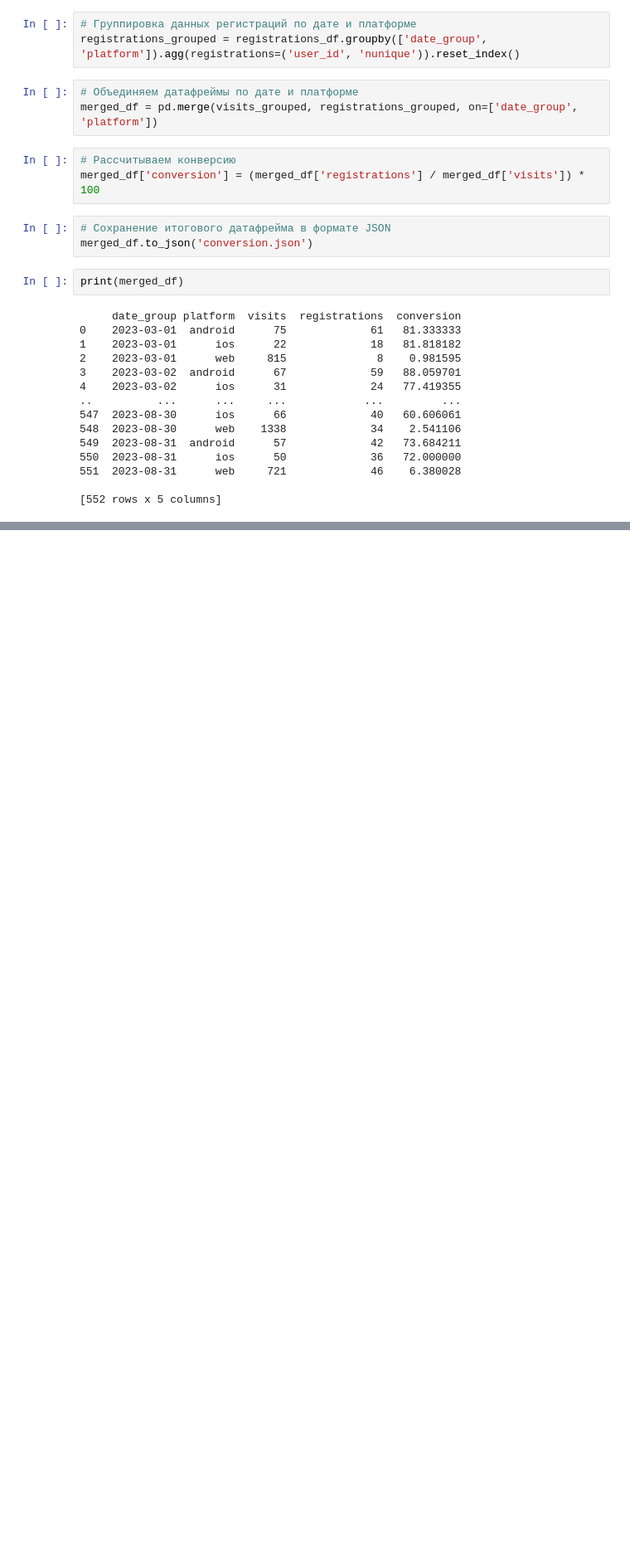
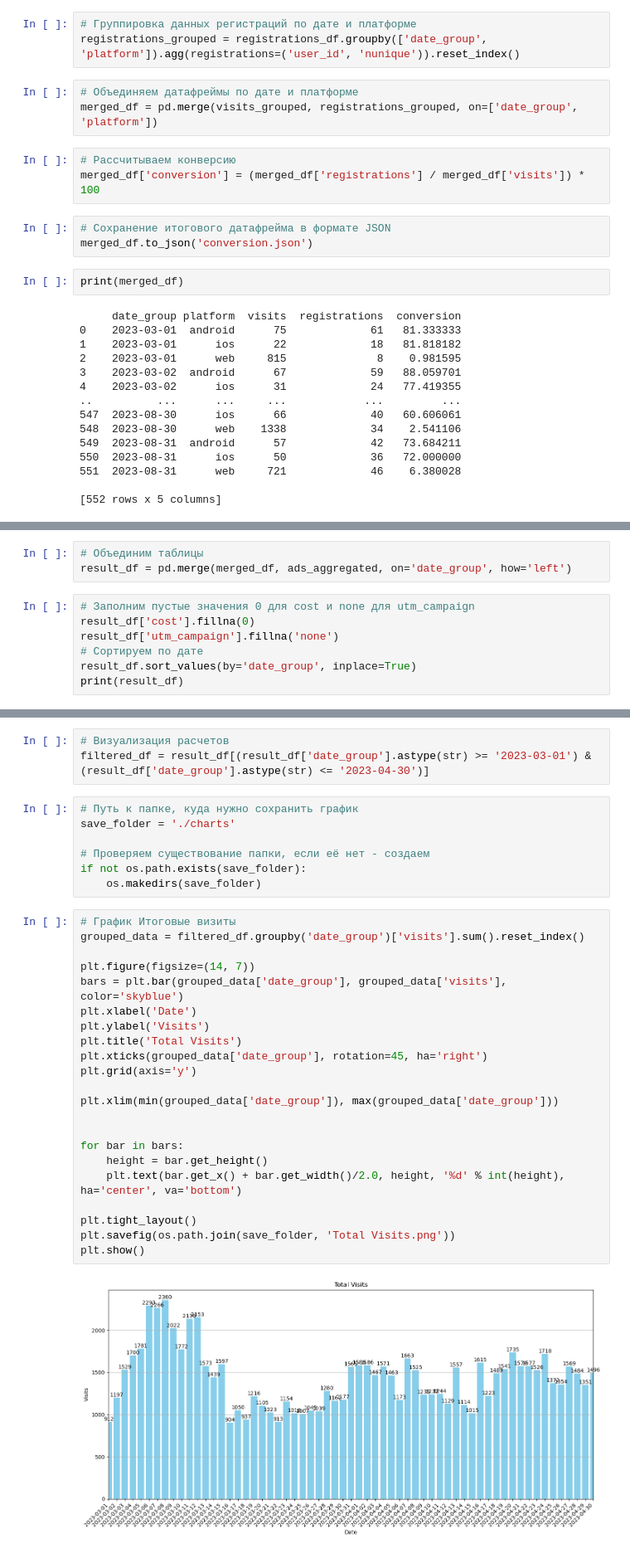
Before and after one commit to JuliaSh90/data-analytics-project-100, a Jupyter notebook: Untitled1.ipynb, the cells around one changed output, grey strips where cells are left out. Shown at 83% size. Saved outputs shown, nothing was run; the diff lists cells and outputs as text; blank space fills up the shorter version.

```diff
--- a/Untitled1.ipynb
+++ b/Untitled1.ipynb
@@ -132,0 +129,10 @@ print(merged_df)
+# %%
+# Объединим таблицы
+result_df = pd.merge(merged_df, ads_aggregated, on='date_group', how='left')
+# %%
+# Заполним пустые значения 0 для cost и none для utm_campaign
+result_df['cost'].fillna(0)
+result_df['utm_campaign'].fillna('none')
+# Сортируем по дате
+result_df.sort_values(by='date_group', inplace=True)
+print(result_df)
@@ -132,0 +160,34 @@ print(merged_df)
+# %%
+# Визуализация расчетов
+filtered_df = result_df[(result_df['date_group'].astype(str) >= '2023-03-01') & (result_df['date_group'].astype(str) <= '2023-04-30')]
+# %%
+# Путь к папке, куда нужно сохранить график
+save_folder = './charts'
+
+# Проверяем существование папки, если её нет - создаем
+if not os.path.exists(save_folder):
+    os.makedirs(save_folder)
+# %%
+# График Итоговые визиты
+grouped_data = filtered_df.groupby('date_group')['visits'].sum().reset_index()
+
+plt.figure(figsize=(14, 7))
+bars = plt.bar(grouped_data['date_group'], grouped_data['visits'], color='skyblue')
+plt.xlabel('Date')
+plt.ylabel('Visits')
+plt.title('Total Visits')
+plt.xticks(grouped_data['date_group'], rotation=45, ha='right')
+plt.grid(axis='y')
+
+plt.xlim(min(grouped_data['date_group']), max(grouped_data['date_group']))
+
+
+for bar in bars:
+    height = bar.get_height()
+    plt.text(bar.get_x() + bar.get_width()/2.0, height, '%d' % int(height), ha='center', va='bottom')
+
+plt.tight_layout()
+plt.savefig(os.path.join(save_folder, 'Total Visits.png'))
+plt.show()
+# %% [output]
+[figure, added]
```
Also changed, not shown: parts of 18 cells of this notebook.
